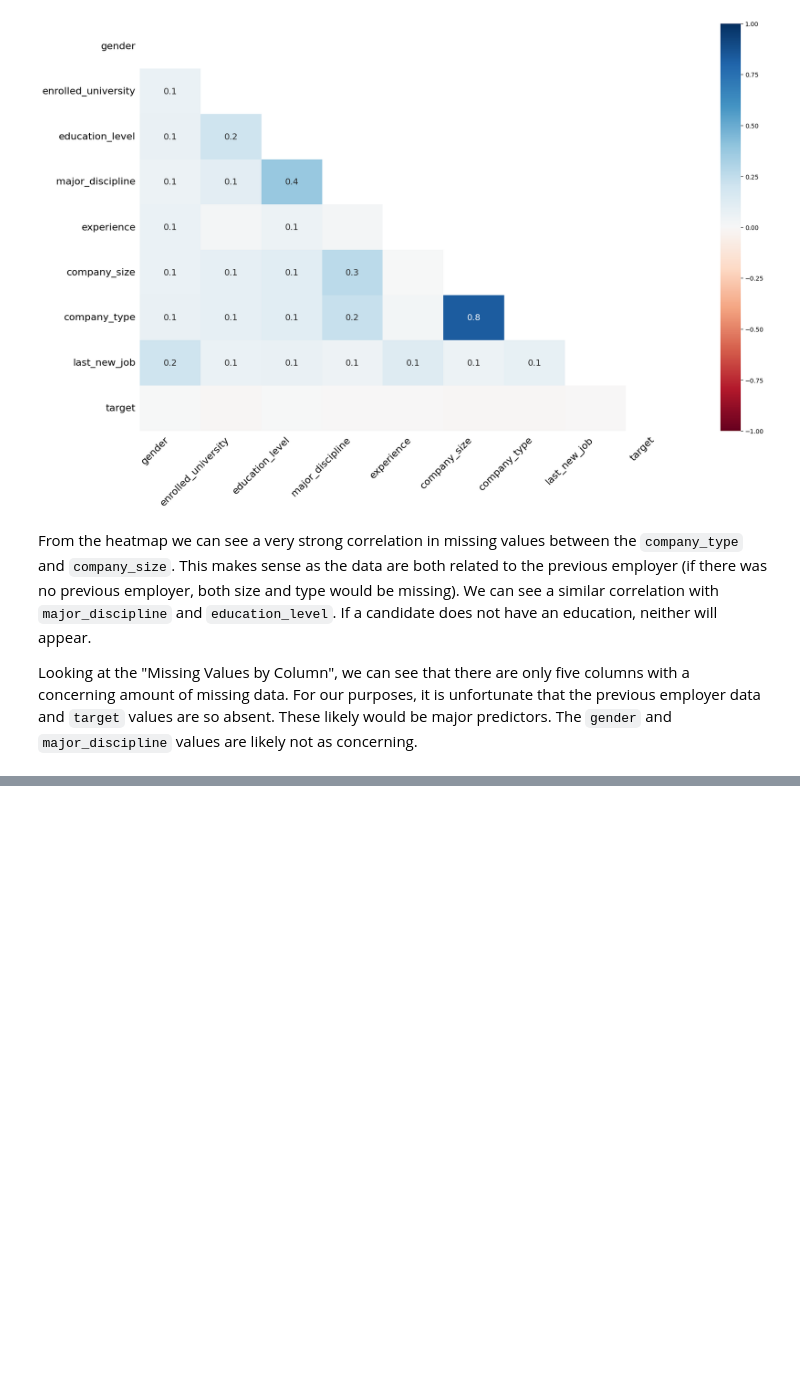
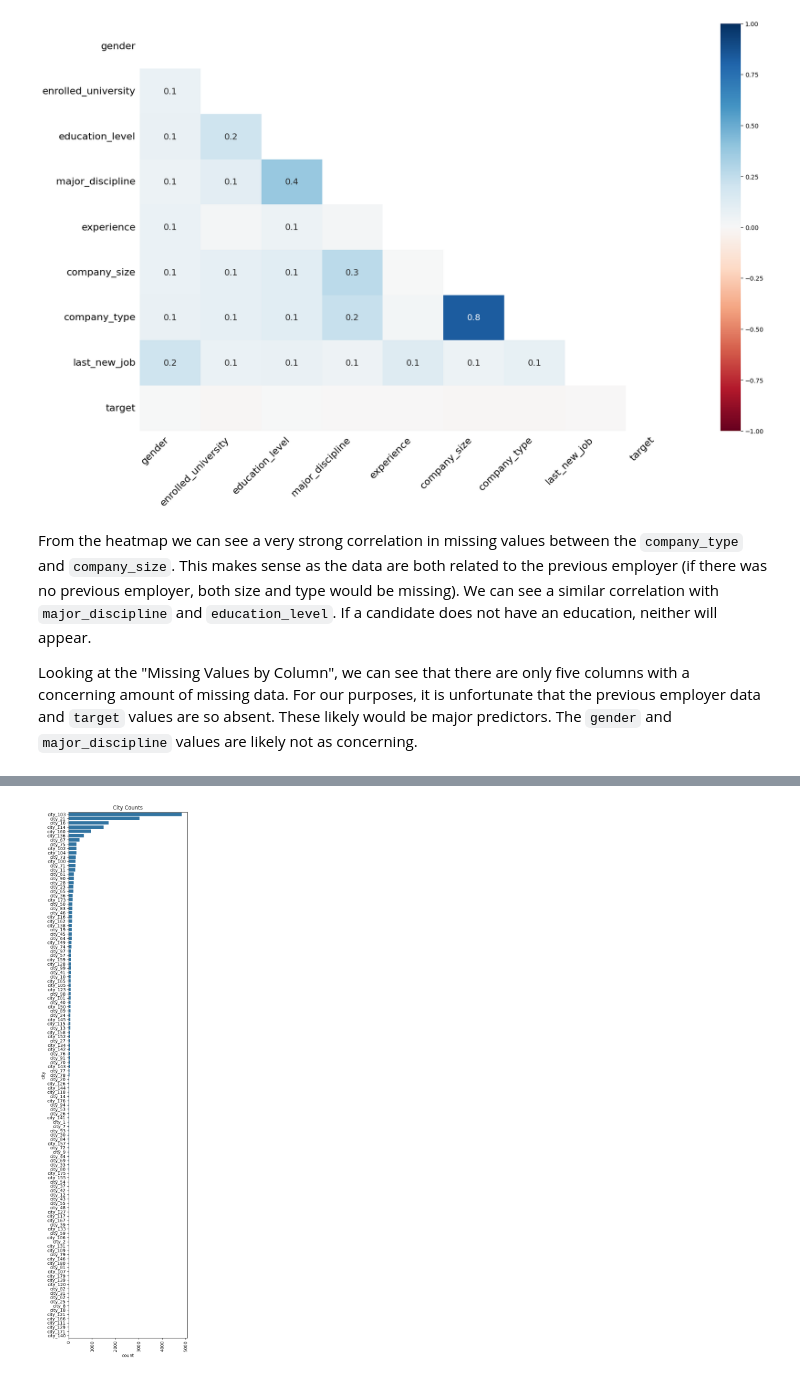
Before and after one commit to lucasmcclean/eda, a Jupyter notebook: eda.ipynb, the cells around one changed output, grey strips where cells are left out. Drawn from its saved outputs; the diff is of its cells as text; code cells hidden in the pictures; blank space fills up the shorter version.

Commit message:
feat(c): add city counts to target analysis

```diff
--- a/eda.ipynb
+++ b/eda.ipynb
@@ -170,0 +186,14 @@ Looking at the "Missing Values by Column", we can see that there are only five c
+# %%
+feature = "city"
+
+counts = data[feature].value_counts().reset_index()
+counts.columns = [feature, "count"]
+
+plt.figure(figsize=(5, 18))
+sns.barplot(data=counts, x="count", y=feature)
+plt.title("City Counts")
+plt.xticks(rotation=90)
+plt.tight_layout()
+plt.show()
+# %% [output]
+[figure, added]
```
Also changed, not shown: parts of 5 cells of this notebook.
